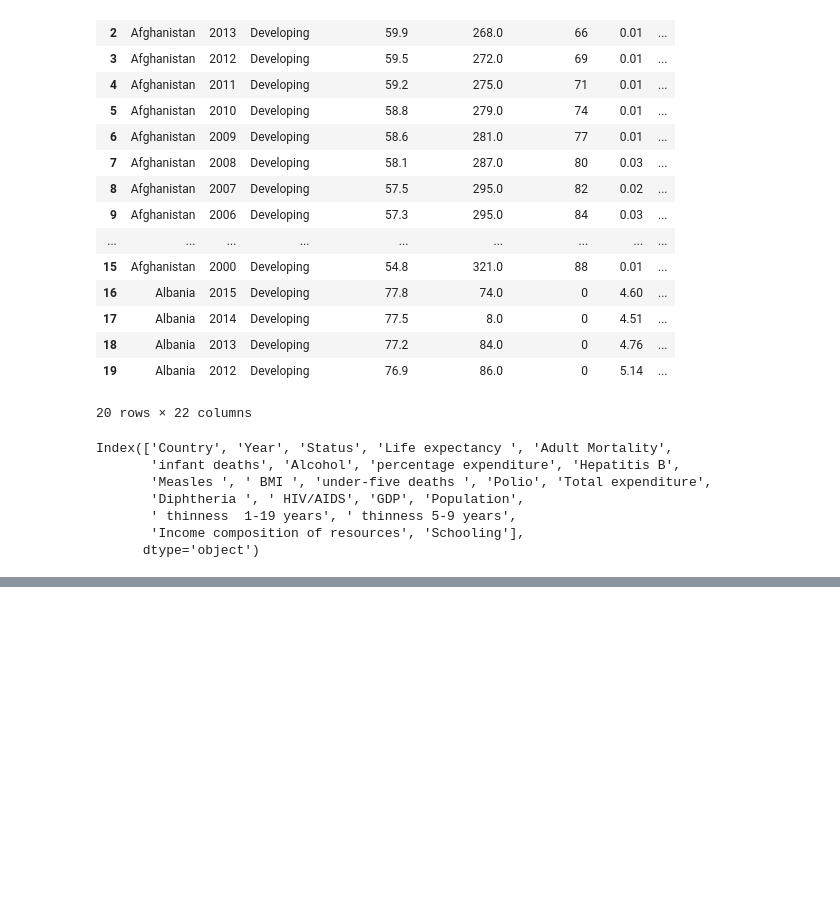
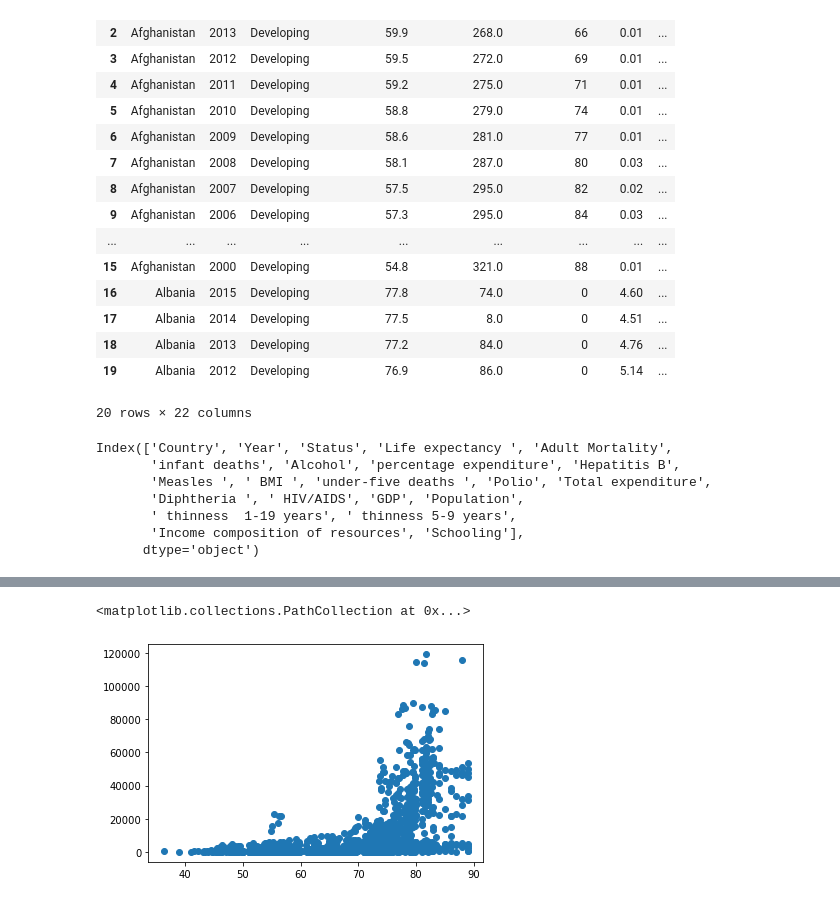
Before and after one commit to malakselimm/assignment-1, a Jupyter notebook: Assignment 1.ipynb, the cells around one changed output, grey strips where cells are left out. Saved outputs shown, nothing was run; the diff lists cells and outputs as text; code cells hidden in the pictures; blank space fills up the shorter version.

```diff
--- a/Assignment 1.ipynb
+++ b/Assignment 1.ipynb
@@ -159,0 +457,5 @@ Name: 0.75, dtype: float64
+# %%
+plt.scatter(df['Life expectancy '],df['GDP'])
+# %% [output]
+<matplotlib.collections.PathCollection at 0x...>
+[figure, added]
```
Also changed, not shown: parts of 98 cells of this notebook.
